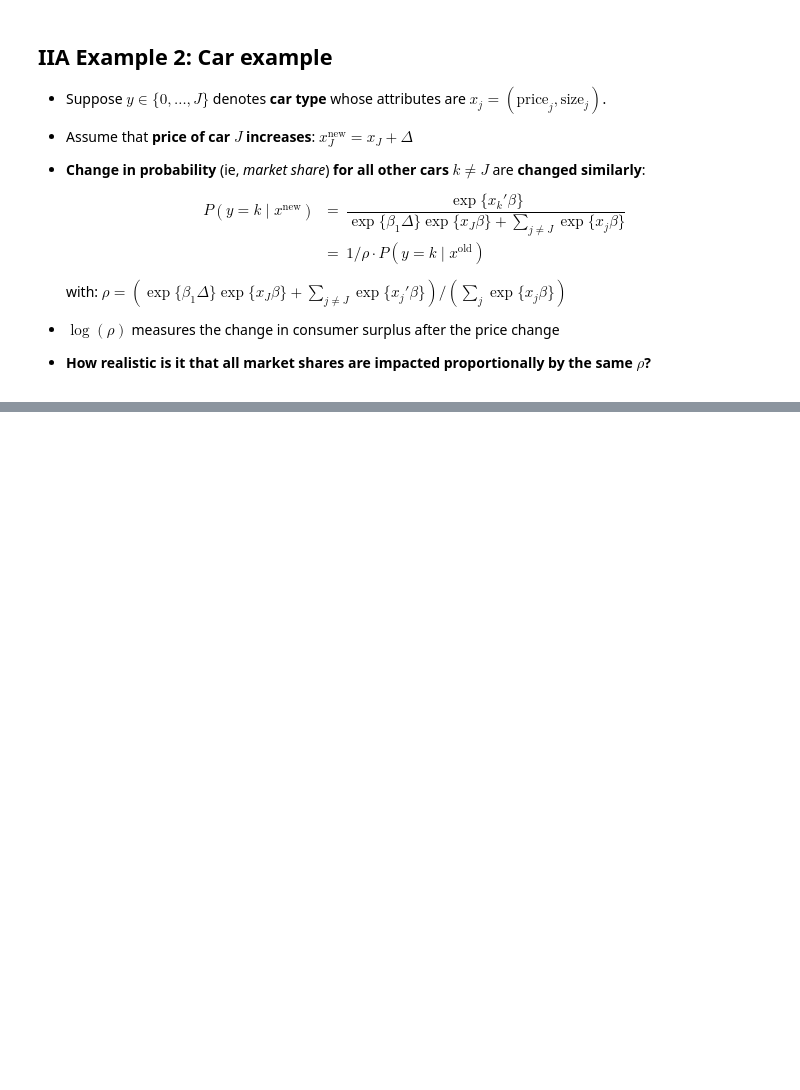
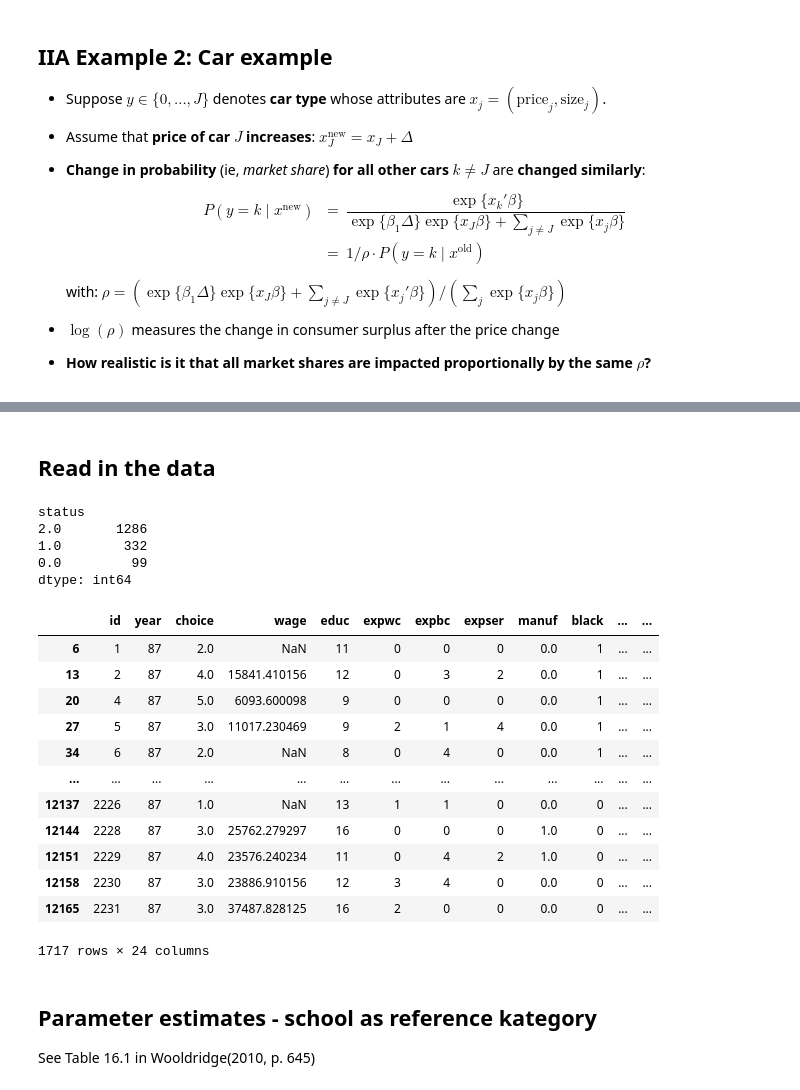
Before and after one commit to bschjerning/EconometricsB, a Jupyter notebook: lectures/14_multinomial_response/multinomial_response.ipynb, the cells around one changed output, grey strips where cells are left out. Cells and saved outputs as stored; diff of their text form; code cells hidden in the pictures; blank space fills up the shorter version.

```diff
--- a/lectures/14_multinomial_response/multinomial_response.ipynb
+++ b/lectures/14_multinomial_response/multinomial_response.ipynb
@@ -719,0 +599,34 @@ conditional/multinomial/mixed logit models.
+# %% [markdown]
+##  Read in the data
+# %%
+import pandas as pd
+import numpy as np
+import statsmodels.api as sm
+df = pd.read_stata('keane.dta')
+df=df[df['year']==87].dropna(subset=['status', 'educ', 'exper', 'expersq', 'black'])
+x=['educ', 'exper', 'expersq', 'black']
+y=['status'] # status (0: school, 1: home, 2: work)
+print(df[y].value_counts())
+display(df)
+# %% [output]
+status
+2.0       1286
+1.0        332
+0.0         99
+dtype: int64
+|  | id | year | choice | wage | educ | expwc | expbc | expser | manuf | black | ... | ... |
+| 6 | 1 | 87 | 2.0 | NaN | 11 | 0 | 0 | 0 | 0.0 | 1 | ... | ... |
+| 13 | 2 | 87 | 4.0 | 15841.410156 | 12 | 0 | 3 | 2 | 0.0 | 1 | ... | ... |
+| 20 | 4 | 87 | 5.0 | 6093.600098 | 9 | 0 | 0 | 0 | 0.0 | 1 | ... | ... |
+| 27 | 5 | 87 | 3.0 | 11017.230469 | 9 | 2 | 1 | 4 | 0.0 | 1 | ... | ... |
+| 34 | 6 | 87 | 2.0 | NaN | 8 | 0 | 4 | 0 | 0.0 | 1 | ... | ... |
+| ... | ... | ... | ... | ... | ... | ... | ... | ... | ... | ... | ... | ... |
+| 12137 | 2226 | 87 | 1.0 | NaN | 13 | 1 | 1 | 0 | 0.0 | 0 | ... | ... |
+| 12144 | 2228 | 87 | 3.0 | 25762.279297 | 16 | 0 | 0 | 0 | 1.0 | 0 | ... | ... |
+| 12151 | 2229 | 87 | 4.0 | 23576.240234 | 11 | 0 | 4 | 2 | 1.0 | 0 | ... | ... |
+| 12158 | 2230 | 87 | 3.0 | 23886.910156 | 12 | 3 | 4 | 0 | 0.0 | 0 | ... | ... |
+| 12165 | 2231 | 87 | 3.0 | 37487.828125 | 16 | 2 | 0 | 0 | 0.0 | 0 | ... | ... |
+1717 rows × 24 columns
+# %% [markdown]
+##  Parameter estimates - school as reference kategory
+See Table 16.1 in Wooldridge(2010, p. 645)
```
Also changed, not shown: parts of 116 cells of this notebook, 2 other files.
